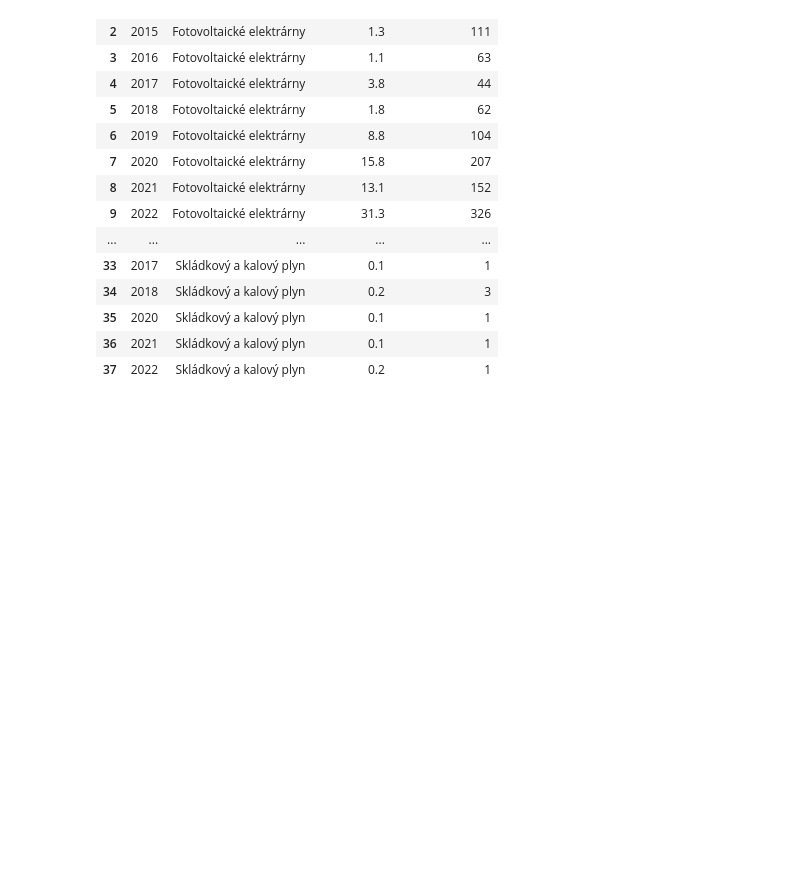
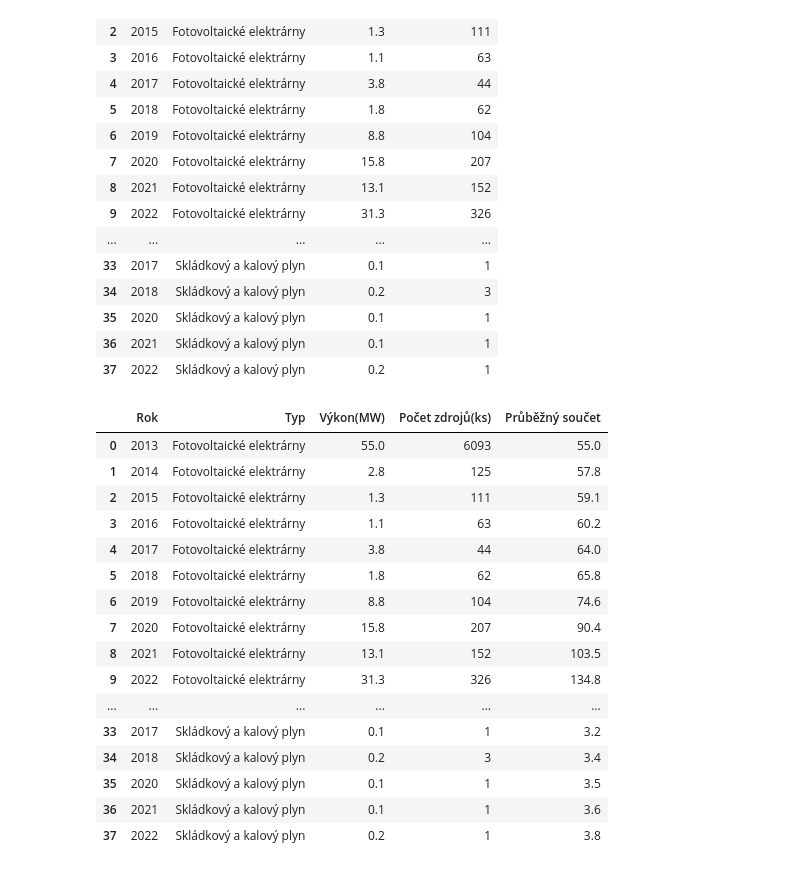
Before and after one commit to Czechitas-DA-Green-is-Good/Hackathon, a Jupyter notebook: instalovanyVykon.ipynb, the cells around one changed output. Cells and saved outputs as stored; diff of their text form; code cells hidden in the pictures; blank space fills up the shorter version.

```diff
--- a/instalovanyVykon.ipynb
+++ b/instalovanyVykon.ipynb
@@ -20,3 +21,24 @@ zdroje
 | 35 | 2020 | Skládkový a kalový plyn | 0.1 | 1 |
 | 36 | 2021 | Skládkový a kalový plyn | 0.1 | 1 |
 | 37 | 2022 | Skládkový a kalový plyn | 0.2 | 1 |
+# %%
+zdroje['Průběžný součet'] = zdroje.groupby('Typ')['Výkon(MW)'].cumsum()
+zdroje
+# %% [output]
+|  | Rok | Typ | Výkon(MW) | Počet zdrojů(ks) | Průběžný součet |
+| 0 | 2013 | Fotovoltaické elektrárny | 55.0 | 6093 | 55.0 |
+| 1 | 2014 | Fotovoltaické elektrárny | 2.8 | 125 | 57.8 |
+| 2 | 2015 | Fotovoltaické elektrárny | 1.3 | 111 | 59.1 |
+| 3 | 2016 | Fotovoltaické elektrárny | 1.1 | 63 | 60.2 |
+| 4 | 2017 | Fotovoltaické elektrárny | 3.8 | 44 | 64.0 |
+| 5 | 2018 | Fotovoltaické elektrárny | 1.8 | 62 | 65.8 |
+| 6 | 2019 | Fotovoltaické elektrárny | 8.8 | 104 | 74.6 |
+| 7 | 2020 | Fotovoltaické elektrárny | 15.8 | 207 | 90.4 |
+| 8 | 2021 | Fotovoltaické elektrárny | 13.1 | 152 | 103.5 |
+| 9 | 2022 | Fotovoltaické elektrárny | 31.3 | 326 | 134.8 |
+| ... | ... | ... | ... | ... | ... |
+| 33 | 2017 | Skládkový a kalový plyn | 0.1 | 1 | 3.2 |
+| 34 | 2018 | Skládkový a kalový plyn | 0.2 | 3 | 3.4 |
+| 35 | 2020 | Skládkový a kalový plyn | 0.1 | 1 | 3.5 |
+| 36 | 2021 | Skládkový a kalový plyn | 0.1 | 1 | 3.6 |
+| 37 | 2022 | Skládkový a kalový plyn | 0.2 | 1 | 3.8 |
```
Also changed, not shown: parts of 4 cells of this notebook.
